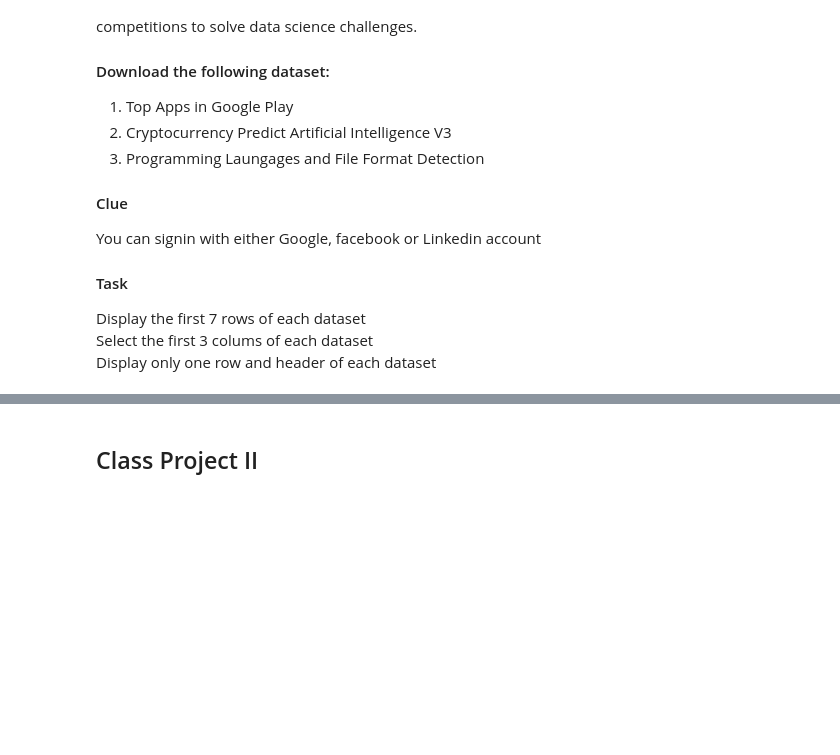
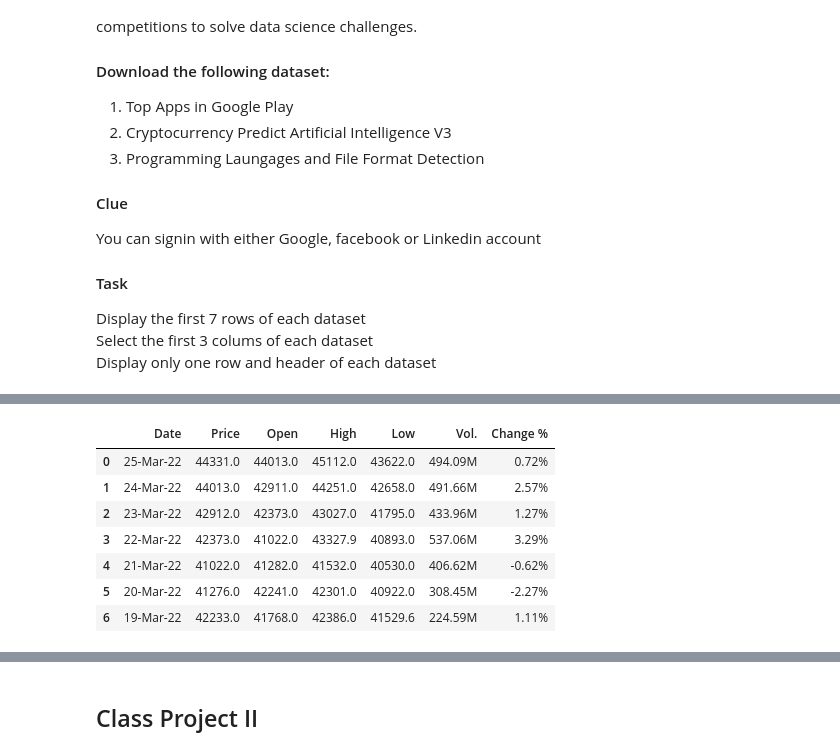
Before and after one commit to ayomidemalik/m.memudCSC102, a Jupyter notebook: Week_6/Week 6 - Python-Pandas-Practice.ipynb, the cells around one changed output, grey strips where cells are left out. Saved outputs shown, nothing was run; the diff lists cells and outputs as text; code cells hidden in the pictures; blank space fills up the shorter version.

```diff
--- a/Week_6/Week 6 - Python-Pandas-Practice.ipynb
+++ b/Week_6/Week 6 - Python-Pandas-Practice.ipynb
@@ -267,0 +285,17 @@ Display only one row and header of each dataset
+# %%
+import pandas as cp
+
+data2 = cp.read_csv("BTC_DATA_V3.0.csv")
+
+df = data2.head(7)
+
+df
+# %% [output]
+|  | Date | Price | Open | High | Low | Vol. | Change % |
+| 0 | 25-Mar-22 | 44331.0 | 44013.0 | 45112.0 | 43622.0 | 494.09M | 0.72% |
+| 1 | 24-Mar-22 | 44013.0 | 42911.0 | 44251.0 | 42658.0 | 491.66M | 2.57% |
+| 2 | 23-Mar-22 | 42912.0 | 42373.0 | 43027.0 | 41795.0 | 433.96M | 1.27% |
+| 3 | 22-Mar-22 | 42373.0 | 41022.0 | 43327.9 | 40893.0 | 537.06M | 3.29% |
+| 4 | 21-Mar-22 | 41022.0 | 41282.0 | 41532.0 | 40530.0 | 406.62M | -0.62% |
+| 5 | 20-Mar-22 | 41276.0 | 42241.0 | 42301.0 | 40922.0 | 308.45M | -2.27% |
+| 6 | 19-Mar-22 | 42233.0 | 41768.0 | 42386.0 | 41529.6 | 224.59M | 1.11% |
```
Also changed, not shown: parts of 5 cells of this notebook, 17 other files.
